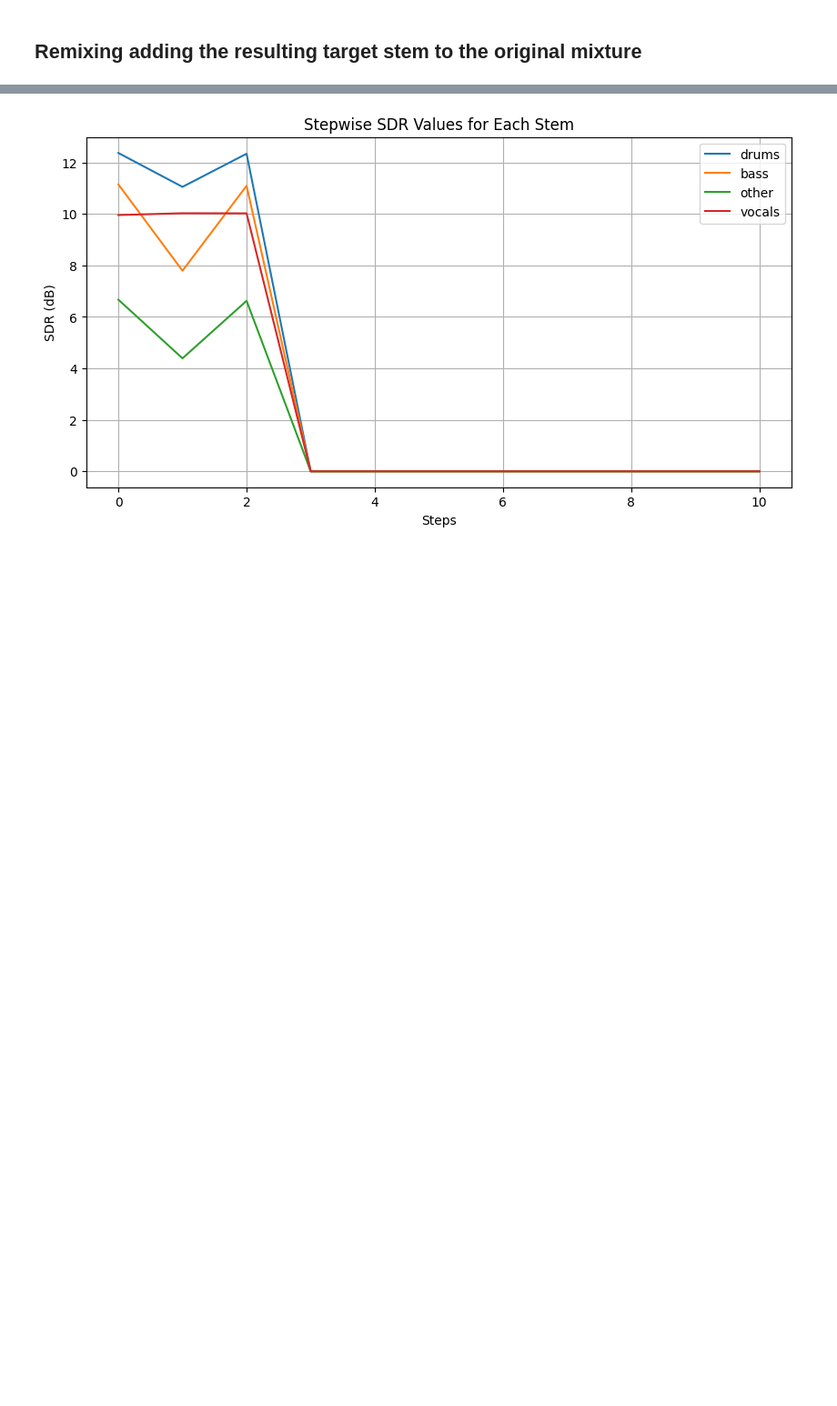
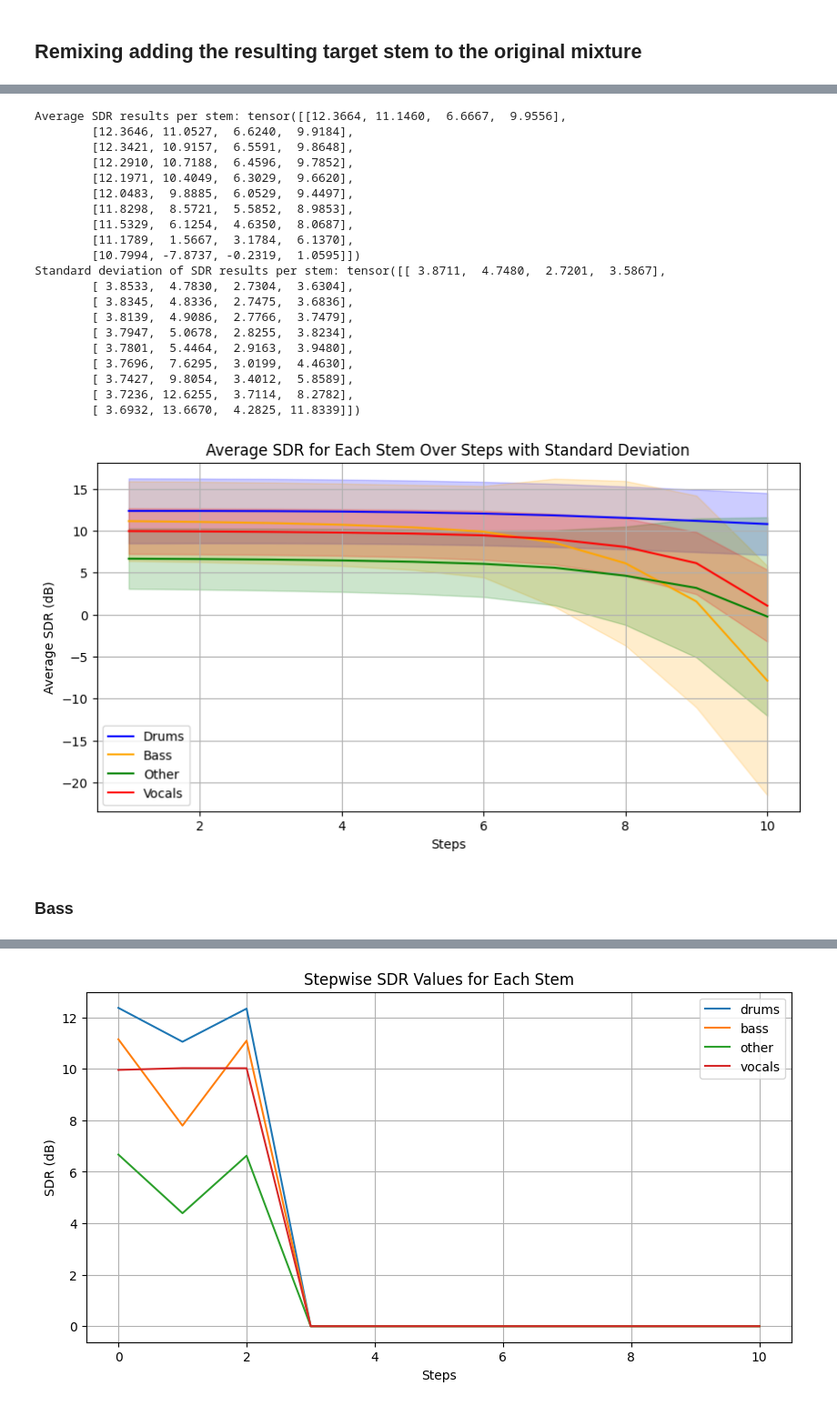
Before and after one commit to alessandromanattini/DEMIXING, a Jupyter notebook: L12_Magalini_Manattini_Marri.ipynb, the cells around one changed output, grey strips where cells are left out. Shown at 91% size. Saved outputs shown, nothing was run; the diff lists cells and outputs as text; code cells hidden in the pictures; blank space fills up the shorter version.

```diff
--- a/L12_Magalini_Manattini_Marri.ipynb
+++ b/L12_Magalini_Manattini_Marri.ipynb
@@ -1101,0 +1107,38 @@ Standard deviation of SDR results per stem: tensor([[ 4.5595,  4.1853,  1.6170,
+# %%
+sdr_mean_add_to_mix, sdr_std_add_to_mix = sdr_across_dataset(
+    dataset_dict,
+    model,
+    sample_rate,
+    device,
+    normalize=True,
+    overlap=0.0,
+    target_stem="drums",
+    steps = 10,
+    mixture_update_mode="add to mixture",
+)
+# %%
+plot_sdr_results_with_std(sdr_mean_add_to_mix, sdr_std_add_to_mix)
+# %% [output]
+Average SDR results per stem: tensor([[12.3664, 11.1460,  6.6667,  9.9556],
+        [12.3646, 11.0527,  6.6240,  9.9184],
+        [12.3421, 10.9157,  6.5591,  9.8648],
+        [12.2910, 10.7188,  6.4596,  9.7852],
+        [12.1971, 10.4049,  6.3029,  9.6620],
+        [12.0483,  9.8885,  6.0529,  9.4497],
+        [11.8298,  8.5721,  5.5852,  8.9853],
+        [11.5329,  6.1254,  4.6350,  8.0687],
+        [11.1789,  1.5667,  3.1784,  6.1370],
+        [10.7994, -7.8737, -0.2319,  1.0595]])
+Standard deviation of SDR results per stem: tensor([[ 3.8711,  4.7480,  2.7201,  3.5867],
+        [ 3.8533,  4.7830,  2.7304,  3.6304],
+        [ 3.8345,  4.8336,  2.7475,  3.6836],
+        [ 3.8139,  4.9086,  2.7766,  3.7479],
+        [ 3.7947,  5.0678,  2.8255,  3.8234],
+        [ 3.7801,  5.4464,  2.9163,  3.9480],
+        [ 3.7696,  7.6295,  3.0199,  4.4630],
+        [ 3.7427,  9.8054,  3.4012,  5.8589],
+        [ 3.7236, 12.6255,  3.7114,  8.2782],
+        [ 3.6932, 13.6670,  4.2825, 11.8339]])
+[figure, added]
+# %% [markdown]
+### Bass
```
Also changed, not shown: parts of 19 cells of this notebook, 1 other file.
